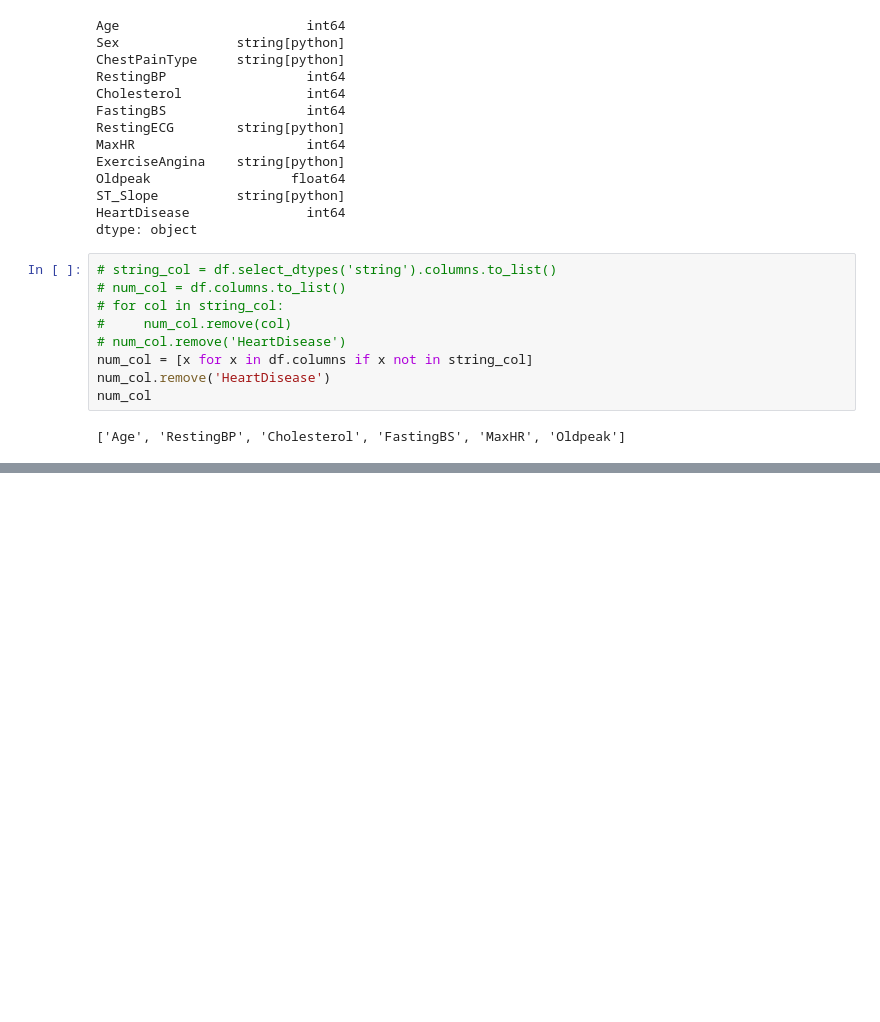
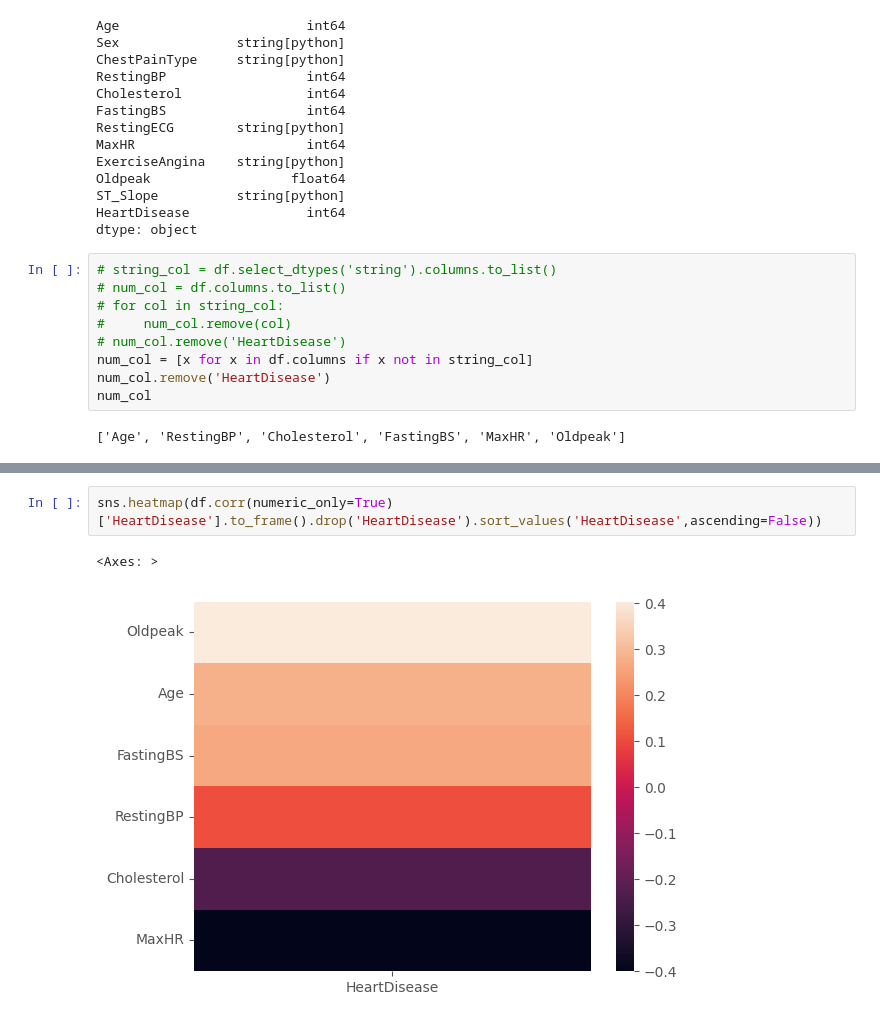
Before and after one commit to F-iol/Uni, a Jupyter notebook: ML/Heart Failure Prediction/code.ipynb, the cells around one changed output, grey strips where cells are left out. Drawn from its saved outputs; the diff is of its cells as text; blank space fills up the shorter version.

```diff
--- a/ML/Heart Failure Prediction/code.ipynb
+++ b/ML/Heart Failure Prediction/code.ipynb
@@ -78,0 +96,5 @@ num_col
+# %%
+sns.heatmap(df.corr(numeric_only=True)['HeartDisease'].to_frame().drop('HeartDisease').sort_values('HeartDisease',ascending=False))
+# %% [output]
+<Axes: >
+[figure, added]
```
Also changed, not shown: parts of 19 cells of this notebook.
